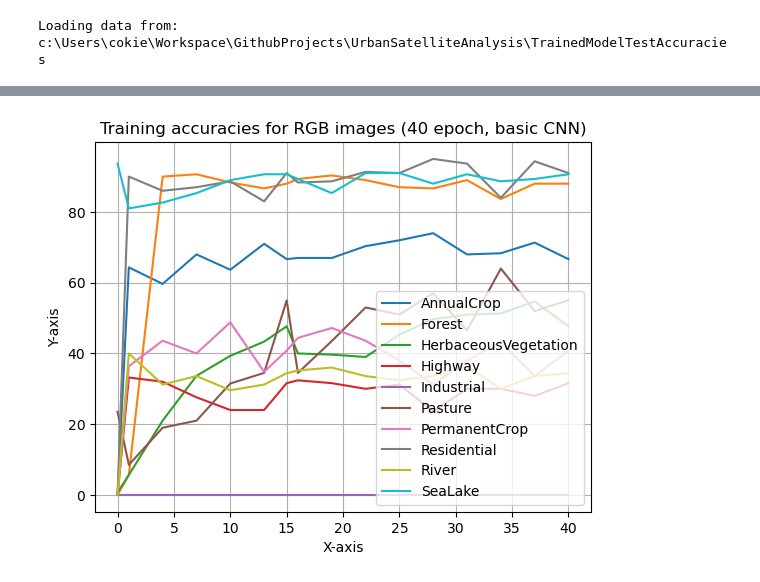
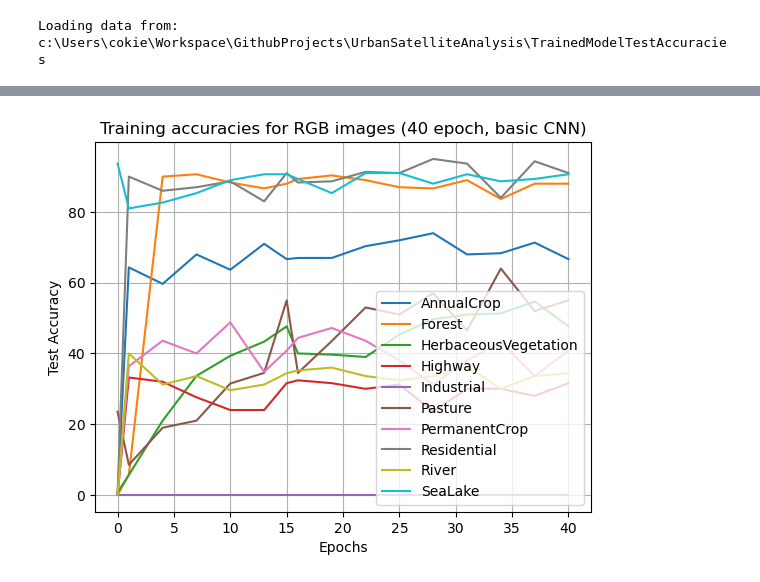
Before and after one commit to CokieLee/UrbanSatelliteAnalysis, a Jupyter notebook: PlotTrainTestAccuracy.ipynb, the cells around one changed output, grey strips where cells are left out. Drawn from its saved outputs; the diff is of its cells as text; code cells hidden in the pictures.

```diff
--- a/PlotTrainTestAccuracy.ipynb
+++ b/PlotTrainTestAccuracy.ipynb
@@ -78,0 +27,20 @@ print(x_values)
+# %%
+def plotTrainAccFeatures(msDf, title="title", xAxis="xAxis", yAxis="yAxis"):
+    x_values = list(msDf.columns)
+    x_values.remove("Category")
+    x_values[x_values.index('model_init.pth')] = 'epoch_0.pth'
+    x_values[x_values.index('model_fin.pth')] = 'epoch_' + str(len(x_values) - 1) + '.pth'
+    x_values = [int((x.split("_"))[1].split(".")[0]) for x in x_values]
+
+    featNames = msDf['Category']
+    numFeats = len(featNames)
+    for feat in range(numFeats):
+        x_AC, y_AC = getPlottableAccs(x_values, list(msDf.iloc[feat])[1:])
+        plt.plot(x_AC, y_AC, label=featNames[feat])
+
+    plt.title(title)
+    plt.xlabel(xAxis)
+    plt.ylabel(yAxis)
+    plt.legend() # Display the legend to differentiate plots
+    plt.grid(True)
+    plt.show()
@@ -79,32 +51,4 @@ print(x_values)
 # %%
-# Plotting on the same axes
-x_AC, y_AC = getPlottableAccs(x_values, list(rgbDf.iloc[0])[1:])
-plt.plot(x_AC, y_AC, label='AnnualCrop')
-x_F, y_F = getPlottableAccs(x_values, list(rgbDf.iloc[1])[1:])
-plt.plot(x_F, y_F, label='Forest')
-x_HV, y_HV = getPlottableAccs(x_values, list(rgbDf.iloc[2])[1:])
-plt.plot(x_HV, y_HV, label='HerbaceousVegetation')
-x_H, y_H = getPlottableAccs(x_values, list(rgbDf.iloc[3])[1:])
-plt.plot(x_H, y_H, label='Highway')
-x_I, y_I = getPlottableAccs(x_values, list(rgbDf.iloc[4])[1:])
-plt.plot(x_I, y_I, label='Industrial')
-x_P, y_P = getPlottableAccs(x_values, list(rgbDf.iloc[5])[1:])
-plt.plot(x_P, y_P, label='Pasture')
-x_PC, y_PC = getPlottableAccs(x_values, list(rgbDf.iloc[6])[1:])
-plt.plot(x_PC, y_PC, label='PermanentCrop')
-x_R, y_R = getPlottableAccs(x_values, list(rgbDf.iloc[7])[1:])
-plt.plot(x_R, y_R, label='Residential')
-x_RIV, y_RIV = getPlottableAccs(x_values, list(rgbDf.iloc[8])[1:])
-plt.plot(x_RIV, y_RIV, label='River')
-x_SL, y_SL = getPlottableAccs(x_values, list(rgbDf.iloc[9])[1:])
-plt.plot(x_SL, y_SL, label='SeaLake')
-
-
-plt.title('Training accuracies for RGB images (40 epoch, basic CNN)')
-plt.xlabel('X-axis')
-plt.ylabel('Y-axis')
-plt.legend() # Display the legend to differentiate plots
-plt.grid(True)
-plt.show()
+plotTrainAccFeatures(rgbBasic_Df, 'Training accuracies for RGB images (40 epoch, basic CNN)', 'Epochs', 'Test Accuracy')
 # %% [output]
-[figure, old version]
+[figure, new version]
```
Also changed, not shown: parts of 8 cells of this notebook.
